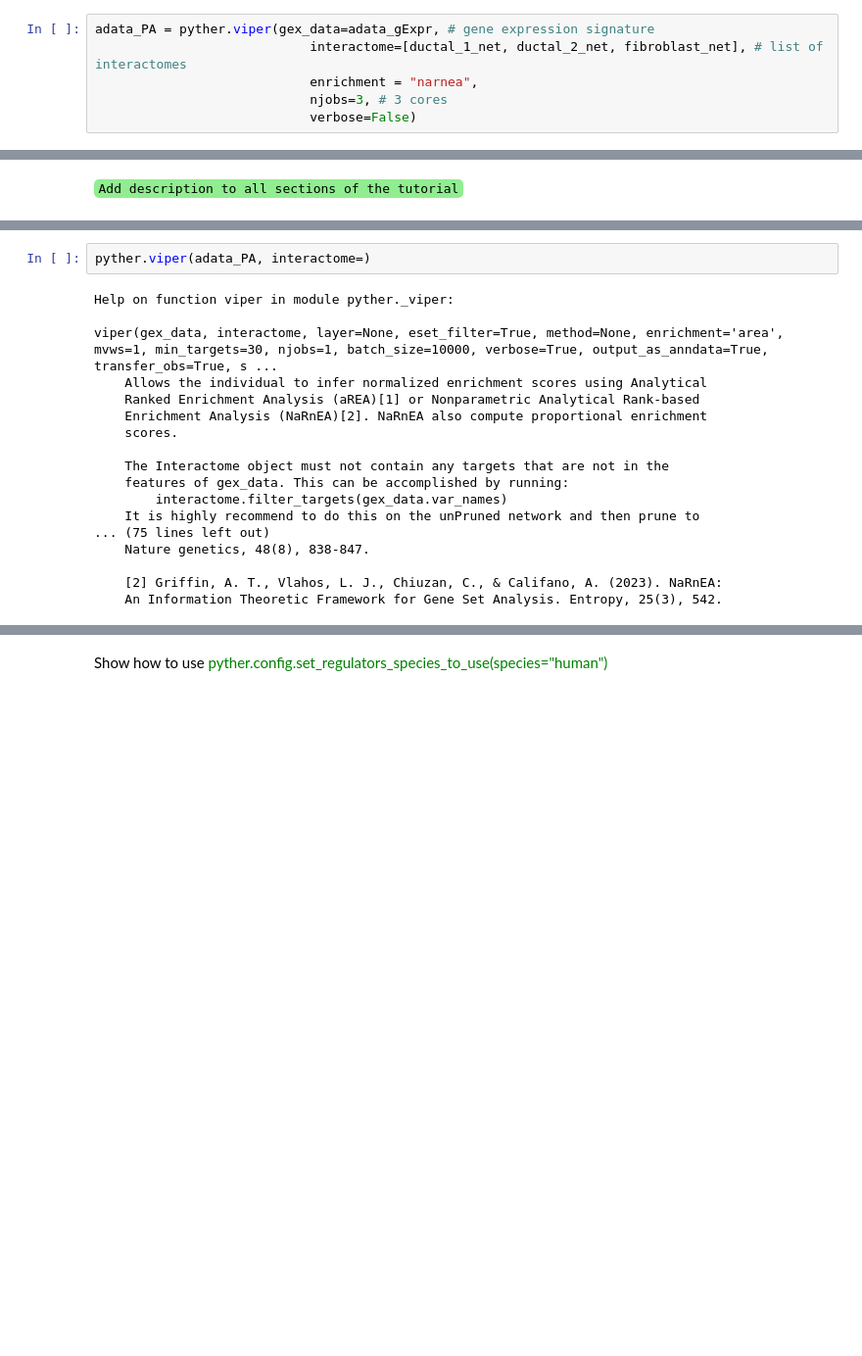
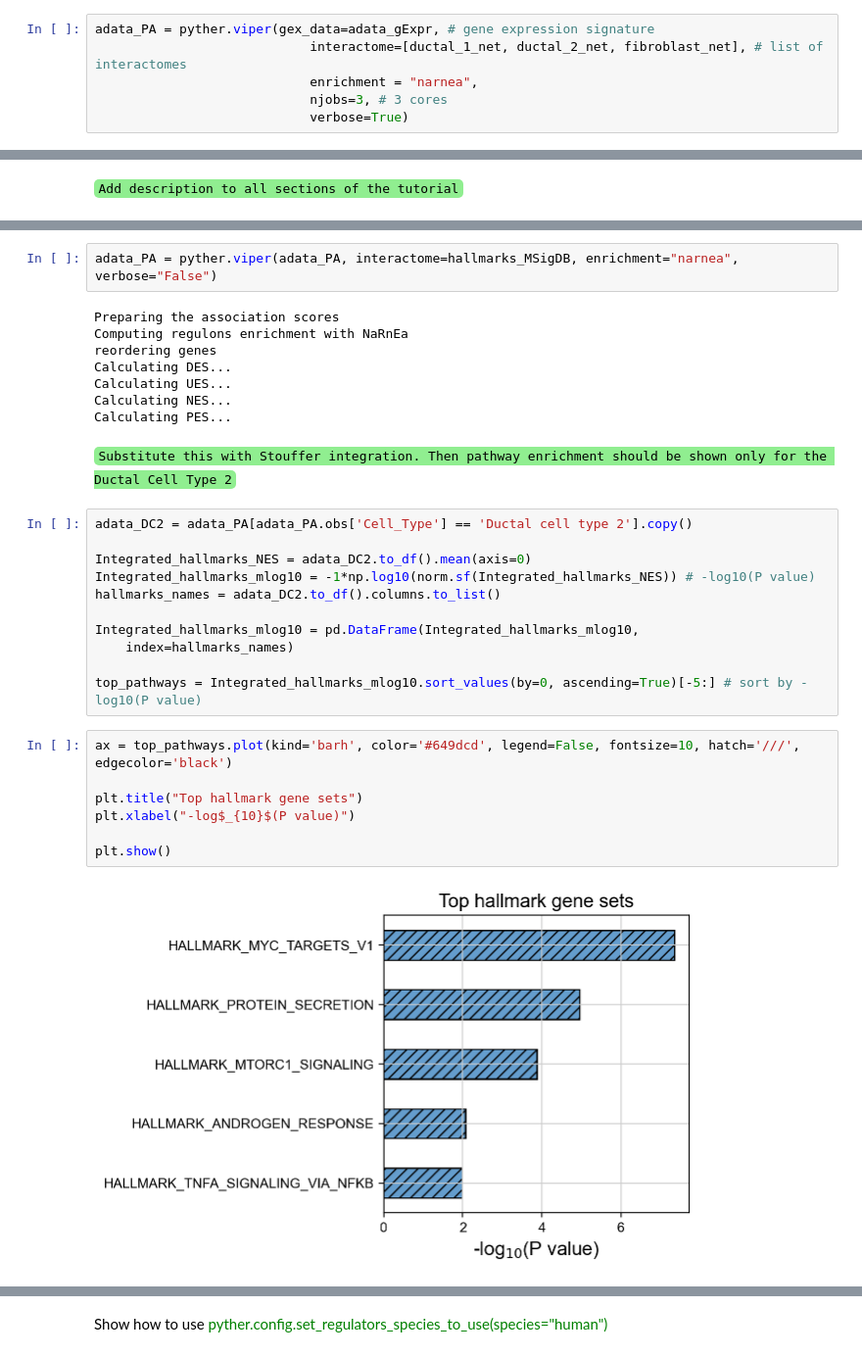
Before and after one commit to alevax/pyviper, a Jupyter notebook: Tutorials/Tutorial-2.ipynb, the cells around one changed output, grey strips where cells are left out. Shown at 98% size. Saved outputs shown, nothing was run; the diff lists cells and outputs as text; blank space fills up the shorter version.

```diff
--- a/Tutorials/Tutorial-2.ipynb
+++ b/Tutorials/Tutorial-2.ipynb
@@ -178,4 +181,4 @@ adata_PA = pyther.viper(gex_data=adata_gExpr, # gene expression signature
                             interactome=[ductal_1_net, ductal_2_net, fibroblast_net], # list of interactomes
                             enrichment = "narnea",
                             njobs=3, # 3 cores
-                            verbose=False)
+                            verbose=True)
@@ -263,20 +268,32 @@ hallmarks_MSigDB = pyther.load.msigdb_regulon('h') # load hallmark of cancer MSi
 # %%
-pyther.viper(adata_PA, interactome=)
+adata_PA = pyther.viper(adata_PA, interactome=hallmarks_MSigDB, enrichment="narnea", verbose="False")
 # %% [output]
-Help on function viper in module pyther._viper:
-
-viper(gex_data, interactome, layer=None, eset_filter=True, method=None, enrichment='area', mvws=1, min_targets=30, njobs=1, batch_size=10000, verbose=True, output_as_anndata=True, transfer_obs=True, s ...
-    Allows the individual to infer normalized enrichment scores using Analytical
-    Ranked Enrichment Analysis (aREA)[1] or Nonparametric Analytical Rank-based
-    Enrichment Analysis (NaRnEA)[2]. NaRnEA also compute proportional enrichment
-    scores.
-
-    The Interactome object must not contain any targets that are not in the
-    features of gex_data. This can be accomplished by running:
-        interactome.filter_targets(gex_data.var_names)
-    It is highly recommend to do this on the unPruned network and then prune to
-... (75 lines left out)
-    Nature genetics, 48(8), 838-847.
-
-    [2] Griffin, A. T., Vlahos, L. J., Chiuzan, C., & Califano, A. (2023). NaRnEA:
-    An Information Theoretic Framework for Gene Set Analysis. Entropy, 25(3), 542.
+Preparing the association scores
+Computing regulons enrichment with NaRnEa
+reordering genes
+Calculating DES...
+Calculating UES...
+Calculating NES...
+Calculating PES...
+# %% [markdown]
+<code style="background:lightgreen">Substitute this with Stouffer integration. Then pathway enrichment should be shown only for the Ductal Cell Type 2</code>
+# %%
+adata_DC2 = adata_PA[adata_PA.obs['Cell_Type'] == 'Ductal cell type 2'].copy()
+
+Integrated_hallmarks_NES = adata_DC2.to_df().mean(axis=0)
+Integrated_hallmarks_mlog10 = -1*np.log10(norm.sf(Integrated_hallmarks_NES)) # -log10(P value)
+hallmarks_names = adata_DC2.to_df().columns.to_list()
+
+Integrated_hallmarks_mlog10 = pd.DataFrame(Integrated_hallmarks_mlog10,
+    index=hallmarks_names)
+
+top_pathways = Integrated_hallmarks_mlog10.sort_values(by=0, ascending=True)[-5:] # sort by -log10(P value)
+# %%
+ax = top_pathways.plot(kind='barh', color='#649dcd', legend=False, fontsize=10, hatch='///', edgecolor='black')
+
+plt.title("Top hallmark gene sets")
+plt.xlabel("-log$_{10}$(P value)")
+
+plt.show()
+# %% [output]
+[figure, added]
```
Also changed, not shown: parts of 13 cells of this notebook, 1 other file.
